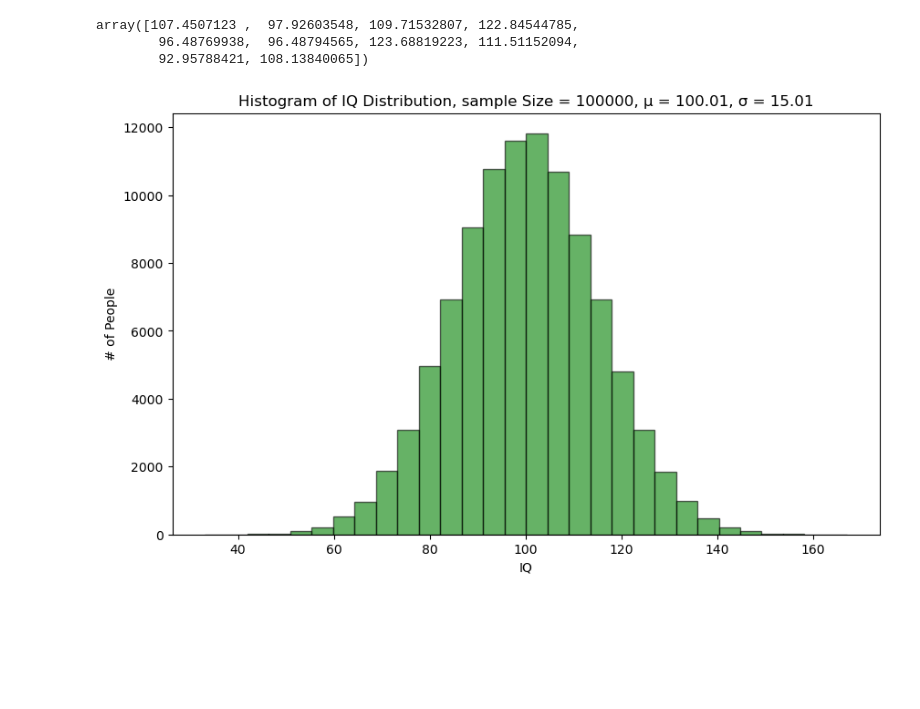
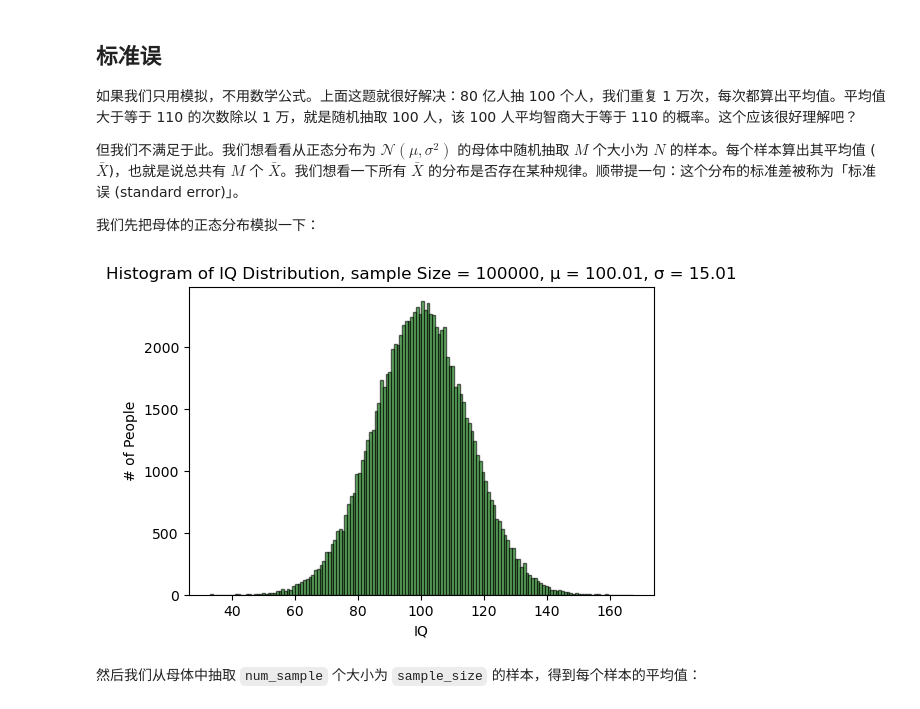
Before and after one commit to hongtaoh/hongtaoh.github.io, a Jupyter notebook: notebooks/2024-09-17-stats-simulation.ipynb, the cells around one changed output. Saved outputs shown, nothing was run; the diff lists cells and outputs as text; code cells hidden in the pictures; blank space fills up the shorter version.

```diff
--- a/notebooks/2024-09-17-stats-simulation.ipynb
+++ b/notebooks/2024-09-17-stats-simulation.ipynb
@@ -15,3 +22,11 @@ tags: 统计学
+# %% [markdown]
+## 标准误
+
+如果我们只用模拟，不用数学公式。上面这题就很好解决：80 亿人抽 100 个人，我们重复 1 万次，每次都算出平均值。平均值大于等于 110 的次数除以 1 万，就是随机抽取 100 人，该 100 人平均智商大于等于 110 的概率。这个应该很好理解吧？
+
+但我们不满足于此。我们想看看从正态分布为 $\mathcal{N}(\mu, \sigma^2)$ 的母体中随机抽取 $M$ 个大小为 $N$ 的样本。每个样本算出其平均值 ($\bar{X}$)，也就是说总共有 $M$ 个 $\bar{X}$。我们想看一下所有 $\bar{X}$ 的分布是否存在某种规律。顺带提一句：这个分布的标准差被称为「标准误 (standard error)」。
+
+我们先把母体的正态分布模拟一下：
 # %%
 import numpy as np
 import matplotlib.pyplot as plt
@@ -27,8 +42,5 @@ size = 100000    # Number of data points
 # Generate the data
 data = np.random.normal(mean, std_dev, size)
 
-data[:10]
+population_mu = np.mean(data)
+population_sigma = np.std(data)
-# %% [output]
-array([107.4507123 ,  97.92603548, 109.71532807, 122.84544785,
-        96.48769938,  96.48794565, 123.68819223, 111.51152094,
-        92.95788421, 108.13840065])
@@ -38,17 +47,19 @@ population_sigma = np.std(data)
 # %%
 # Create a histogram of the data
-plt.figure(figsize=(10, 6))
-plt.hist(data, bins=30, density=False, alpha=0.6, color='g', edgecolor='black')
+plt.figure(figsize=(6, 4))
+plt.hist(data, bins="auto", density=False, alpha=0.6, color='g', edgecolor='black')
 
 # Add titles and labels
-plt.title(f'Histogram of IQ Distribution, sample Size = {size}, μ = {
-          population_mu:.2f}, σ = {population_sigma:.2f}')
+plt.title(f"Histogram of IQ Distribution, sample Size = {size}, "\
+          f"μ = {population_mu:.2f}, σ = {population_sigma:.2f}")
 plt.xlabel('IQ')
 plt.ylabel('# of People')
 
 # Show the plot
 plt.show()
 # %% [output]
-[figure, old version]
+[figure, new version]
+# %% [markdown]
+然后我们从母体中抽取 `num_sample` 个大小为 `sample_size` 的样本，得到每个样本的平均值：
 # %%
 def obtain_sample_means(data, sample_size, num_samples):
```
Also changed, not shown: parts of 18 cells of this notebook, 10 other files.
